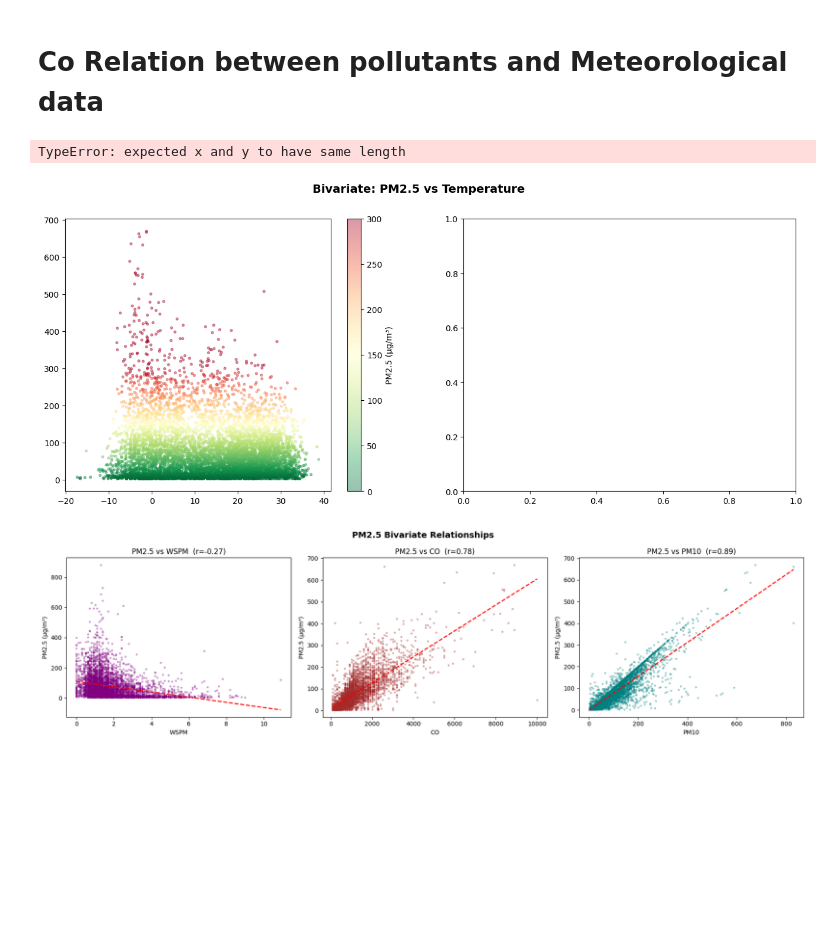
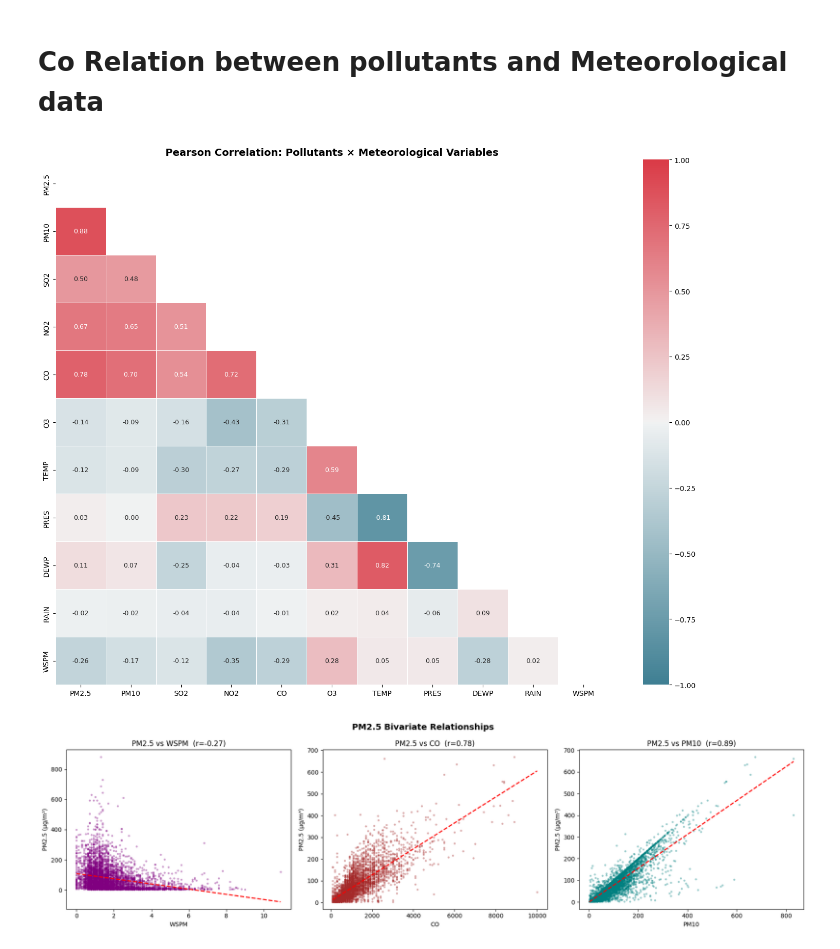
Before and after one commit to mairafaq08/assessment, a Jupyter notebook: Assesment_File.ipynb, the cells around one changed output. Drawn from its saved outputs; the diff is of its cells as text; code cells hidden in the pictures; blank space fills up the shorter version.

```diff
--- a/Assesment_File.ipynb
+++ b/Assesment_File.ipynb
@@ -1148,48 +1177,23 @@ plt.show()
 # %% [markdown]
 # Co Relation between pollutants and Meteorological **data**
-# %%
-# ─── PM2.5 vs Temperature ─────────────────────────────────────────
-fig, axes = plt.subplots(1, 2, figsize=(16, 6))
-fig.suptitle("Bivariate: PM2.5 vs Temperature", fontsize=14, fontweight="bold")
-
-sample = full_df.sample(min(8000, len(full_df)), random_state=42)
-scatter = axes[0].scatter(
-    sample["TEMP"], sample["PM2.5"],
-    c=sample["PM2.5"], cmap="RdYlGn_r",
-    alpha=0.4, s=8, vmin=0, vmax=300
-)
-plt.colorbar(scatter, ax=axes[0], label="PM2.5 (μg/m³)")
-# Trend line
-z = np.polyfit(sample["TEMP"].dropna(), sample["PM2.5"].dropna(), 1)
-p = np.poly1d(z)
-x_range = np.linspace(sample["TEMP"].min(), sample["TEMP"].max(), 200)
-axes[0].plot(x_range, p(x_range), "r--", linewidth=2, label="Trend")
-axes[0].set_xlabel("Temperature (°C)"); axes[0].set_ylabel("PM2.5 (μg/m³)")
-axes[0].set_title("Scatter: PM2.5 vs Temperature"); axes[0].legend()
-
-# Box plot: PM2.5 by temperature quartile
-full_df["TEMP_quartile"] = pd.qcut(full_df["TEMP"], q=4, labels=["Q1 (Cold)","Q2","Q3","Q4 (Hot)"])
-full_df.boxplot(column="PM2.5", by="TEMP_quartile", ax=axes[1], notch=False,
-           boxprops=dict(color="steelblue"), medianprops=dict(color="red"))
-axes[1].set_title("PM2.5 by Temperature Quartile")
-axes[1].set_xlabel("Temperature Quartile"); axes[1].set_ylabel("PM2.5 (μg/m³)")
-plt.sca(axes[1]); plt.title("PM2.5 by Temperature Quartile")
-plt.suptitle("")
-
-plt.tight_layout()
-plt.savefig("fig_pm25_vs_temp.png", dpi=150, bbox_inches="tight")
-plt.show()
-corr_val = full_df[["PM2.5","TEMP"]].corr().iloc[0,1]
-print(f"📌 Pearson correlation (PM2.5 vs TEMP): r = {corr_val:.3f}")
-print("""
-📌 INTERPRETATION:
-  • Negative correlation (r ≈ −0.35): colder temperatures associate with higher PM2.5.
-  • Cold winters promote temperature inversions that trap pollutants near the surface.
-  • Q1 (cold) shows the widest distribution and highest median — confirming winter pollution spikes.
-""")
-# %% [output]
-TypeError: expected x and y to have same length
-[figure, removed]
+# %%
+# ── 5a. Full correlation heatmap (pollutants + met) ──────────
+all_vars = POLL_COLS + MET_COLS
+corr_all = full_df[all_vars].corr()
+
+fig, ax = plt.subplots(figsize=(14, 11))
+mask = np.triu(np.ones_like(corr_all, dtype=bool))
+cmap = sns.diverging_palette(220, 10, as_cmap=True)
+sns.heatmap(corr_all, mask=mask, cmap=cmap, vmin=-1, vmax=1,
+            annot=True, fmt=".2f", linewidths=0.5,
+            annot_kws={"size":9}, ax=ax)
+ax.set_title("Pearson Correlation: Pollutants × Meteorological Variables",
+             fontsize=14, fontweight="bold")
+plt.tight_layout()
+plt.savefig("fig_pollutant_met_corr_heatmap.png", dpi=150, bbox_inches="tight")
+plt.show()
+# %% [output]
+[figure, added]
 # %%
 # ─── PM2.5 vs Wind Speed, CO, PM10 ───────────────────────────────
 fig, axes = plt.subplots(1, 3, figsize=(18, 5))
```
Also changed, not shown: parts of 6 cells of this notebook.
